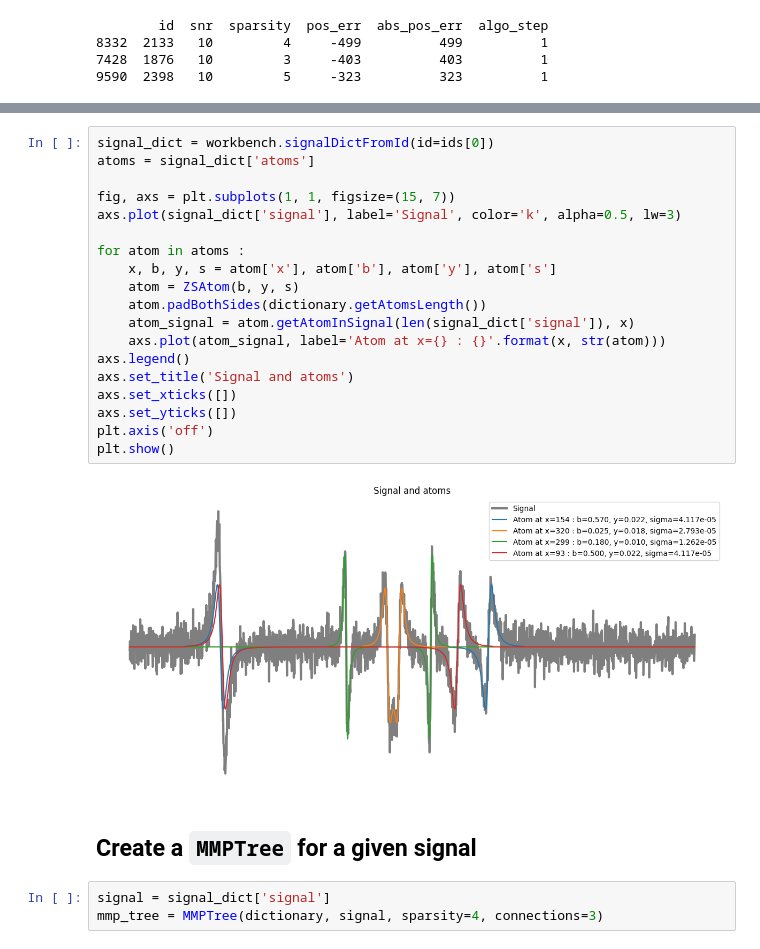
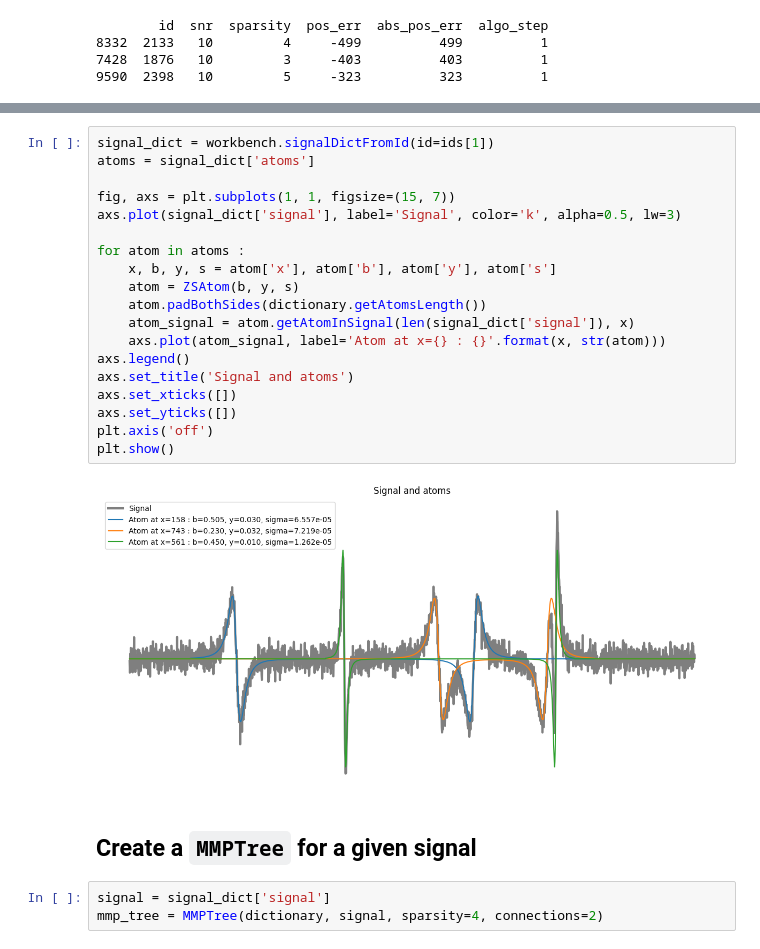
Before and after one commit to yanisgomes/csc, a Jupyter notebook: examples/mmp_tree.ipynb, the cells around one changed output, grey strips where cells are left out. Cells and saved outputs as stored; diff of their text form.

```diff
--- a/examples/mmp_tree.ipynb
+++ b/examples/mmp_tree.ipynb
@@ -61,26 +61,26 @@ workbench.plotStepDecomposition(db_path=path_to_omp_db, id=ids[0])
 # %%
-signal_dict = workbench.signalDictFromId(id=ids[0])
+signal_dict = workbench.signalDictFromId(id=ids[1])
 atoms = signal_dict['atoms']
 
 fig, axs = plt.subplots(1, 1, figsize=(15, 7))
 axs.plot(signal_dict['signal'], label='Signal', color='k', alpha=0.5, lw=3)
 
 for atom in atoms :
     x, b, y, s = atom['x'], atom['b'], atom['y'], atom['s']
     atom = ZSAtom(b, y, s)
     atom.padBothSides(dictionary.getAtomsLength())
     atom_signal = atom.getAtomInSignal(len(signal_dict['signal']), x)
     axs.plot(atom_signal, label='Atom at x={} : {}'.format(x, str(atom)))
 axs.legend()
 axs.set_title('Signal and atoms')
 axs.set_xticks([])
 axs.set_yticks([])
 plt.axis('off')
 plt.show()
 # %% [output]
-[figure, old version]
+[figure, new version]
 # %% [markdown]
 ## Create a ``MMPTree`` for a given signal
 # %%
 signal = signal_dict['signal']
-mmp_tree = MMPTree(dictionary, signal, sparsity=4, connections=3)
+mmp_tree = MMPTree(dictionary, signal, sparsity=4, connections=2)
```
Also changed, not shown: parts of 2 cells of this notebook, 4 other files.
